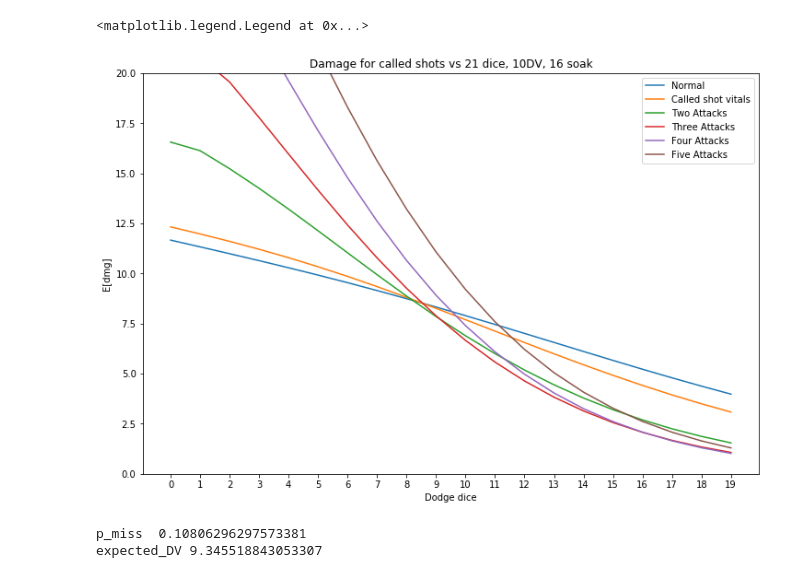
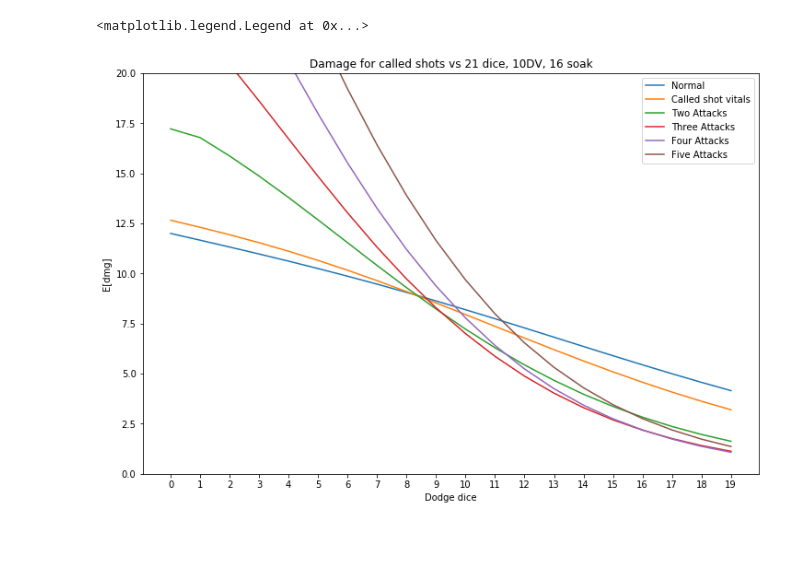
Before and after one commit to tbelaire/shadowrun_jupyter_notebooks, a Jupyter notebook: Damage worksheet.ipynb, the cells around one changed output. Cells and saved outputs as stored; diff of their text form; code cells hidden in the pictures; blank space fills up the shorter version.

```diff
--- a/Damage worksheet.ipynb
+++ b/Damage worksheet.ipynb
@@ -10,7 +12,7 @@ from math import factorial
 def comb(n, k):
     return factorial(n) / factorial(k) / factorial(n - k)
 # %%
-def hits(diepool):
+def diepool_pdf(diepool):
     pdf = []
     prob = 0.0
     for i in range(diepool + 1):
@@ -33,8 +35,9 @@ plt.plot(hits(5))
 # %%
 def prob_hits(attack, defence):
-    attack_pdf = hits(attack)
-    defence_pdf = hits(defence)
+    attack_pdf = diepool_pdf(attack)
+    defence_pdf = diepool_pdf(defence)
     net_hits_pdf = {}
+    # TODO(tbelaire): Check for glitches?
     for net_hits in range(-defence, attack+1):
         prob = 0.0
         for attack_hits in range(0, attack):
@@ -43,12 +46,12 @@ def prob_hits(attack, defence):
         net_hits_pdf[net_hits] = prob
     return net_hits_pdf
 # %%
-
-
-def damage_for_attack(attack_pool, dodge_pool, base_DV, armor, body):
+def damage_for_attack(attack_pool, dodge_pool, base_DV, ap, armor, body):
     attack_pool = max(0, attack_pool)
     dodge_pool = max(0, dodge_pool)
-    expected_soak = (armor + body) / 3
+    modified_armor = armor + ap
+    # TODO(tbelaire): Check for stun damage
+    expected_soak = (modified_armor + body) / 3
     p_hits = prob_hits(attack_pool, dodge_pool)
     r = range(-dodge_pool, attack_pool+1)
     # plt.plot(r, [p_hits[i] for i in r])
@@ -61,13 +64,14 @@ def damage_for_attack(attack_pool, dodge_pool, base_DV, armor, body):
 base_DV = 10
 armor = 12
 body = 4
-params = {'base_DV':base_DV, 'armor': armor, 'body':body}
+AP = -1
+params = {'base_DV':base_DV, 'armor': armor, 'body':body, 'ap': AP}
 damage_for_different_dodge_values = [
     damage_for_attack(21, dodge_pool, **params)
     for dodge_pool in range(20)
 ]
 called_shot = [
-    damage_for_attack(21 - 4, dodge_pool, base_DV=(base_DV + 2), armor=armor, body=body)
+    damage_for_attack(21 - 4, dodge_pool, base_DV=(base_DV + 2), ap=AP, armor=armor, body=body)
     for dodge_pool in range(20)
 ]
 two_knives = [
@@ -88,31 +92,31 @@ four_knives = [
     +   damage_for_attack(5+2, dodge_pool - 2, **params)
     +   damage_for_attack(5+3, dodge_pool - 3, **params)
     for dodge_pool in range(20)
 ]
 five_knives = [
         damage_for_attack(5, dodge_pool, **params)
     +   damage_for_attack(4+1, dodge_pool - 1, **params)
     +   damage_for_attack(4+2, dodge_pool - 2, **params)
     +   damage_for_attack(4+3, dodge_pool - 3, **params)
     +   damage_for_attack(4+4, dodge_pool - 4, **params)
 
     for dodge_pool in range(20)
 ]
 plt.ylim(0, 20)
 plt.xticks(range(20))
 plt.title("Damage for called shots vs 21 dice, 10DV, 16 soak")
 plt.xlabel("Dodge dice")
 plt.ylabel("E[dmg]")
 plt.plot(damage_for_different_dodge_values, label="Normal")
 plt.plot(called_shot, label="Called shot vitals")
 plt.plot(two_knives, label="Two Attacks")
 plt.plot(three_knives, label="Three Attacks")
 plt.plot(four_knives, label="Four Attacks")
 plt.plot(five_knives, label="Five Attacks")
 
 
 
 plt.legend()
 # %% [output]
 <matplotlib.legend.Legend at 0x...>
-[figure, old version]
+[figure, new version]
@@ -121,15 +122,0 @@ matplotlib.rcParams['figure.figsize'] = [12.0, 8.0]
-# %%
-dodge_pool = 7
-attack_pool = 17
-base_DV = 12
-
-p_hits = prob_hits(attack_pool, dodge_pool)
-r = range(-dodge_pool, attack_pool+1)
-plt.plot(r, [p_hits[i] for i in r])
-p_miss = sum(p_hits[i] for i in range(-dodge_pool, 1))
-print("p_miss ", p_miss)
-expected_DV = sum(((base_DV + i - expected_soak)*p_hits[i] for i in range(1,attack_pool)))
-print("expected_DV", expected_DV)
-# %% [output]
-p_miss  0.10806296297573381
-expected_DV 9.345518843053307
```
Also changed, not shown: parts of 4 cells of this notebook.
